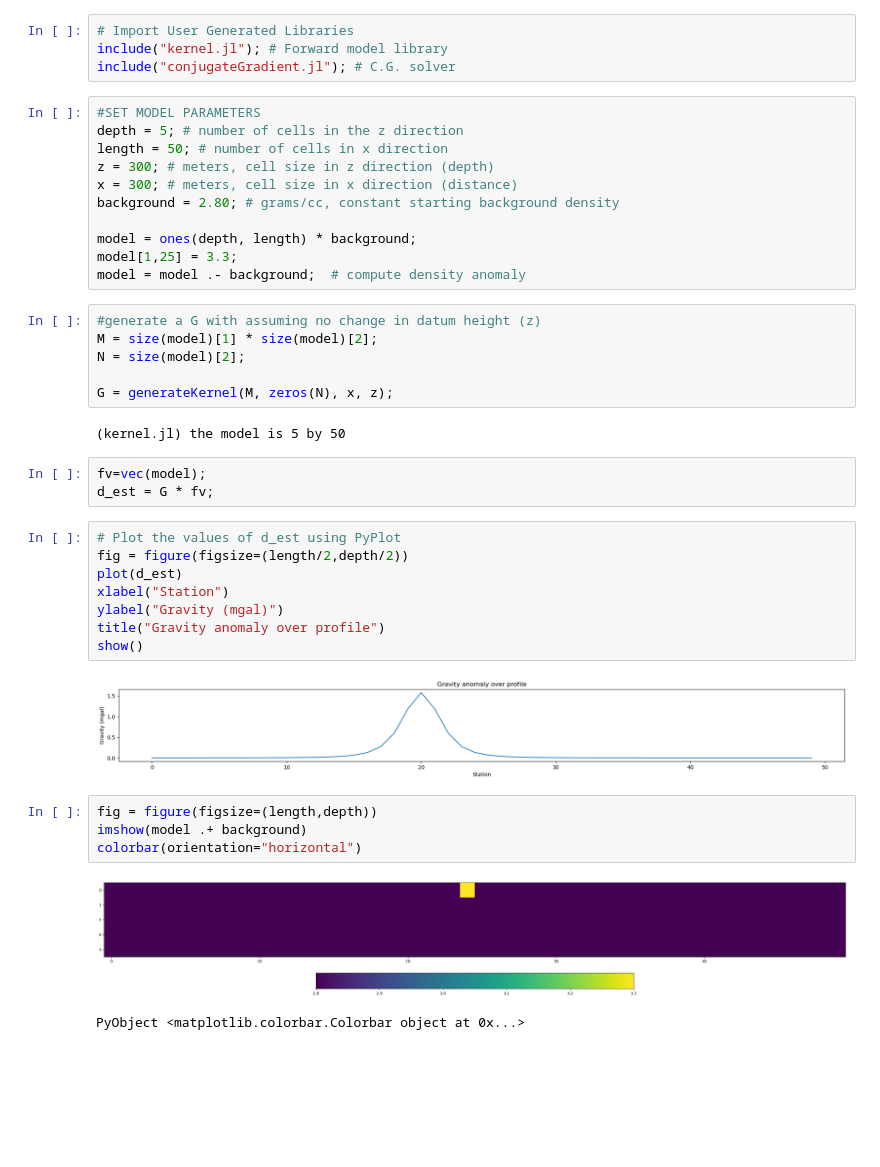
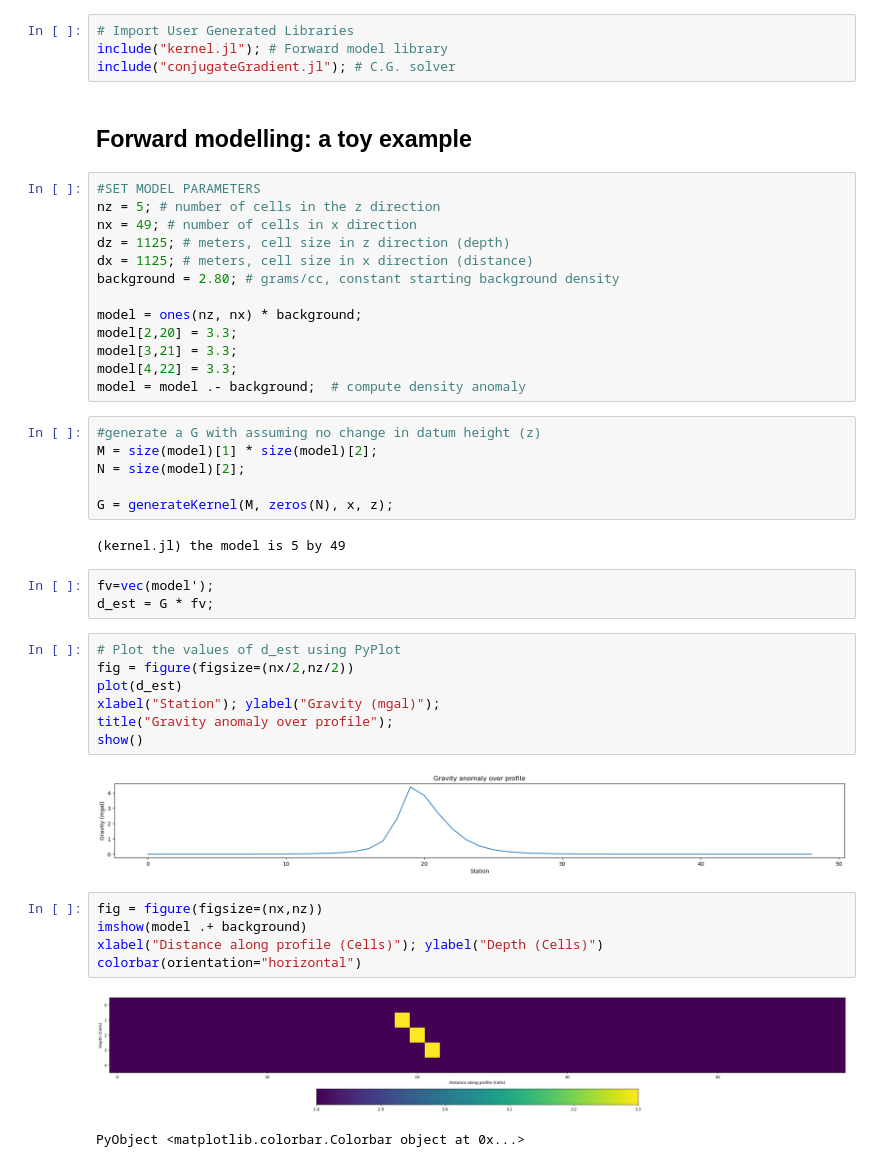
Before and after one commit to c-mancuso/2D-Gravity-Inversion, a Jupyter notebook: Laboratory Assignment A.ipynb, the cells around one changed output. Saved outputs shown, nothing was run; the diff lists cells and outputs as text; blank space fills up the shorter version.

```diff
--- a/Laboratory Assignment A.ipynb
+++ b/Laboratory Assignment A.ipynb
@@ -7,16 +25,20 @@ using Random;
 # Import User Generated Libraries
 include("kernel.jl"); # Forward model library
 include("conjugateGradient.jl"); # C.G. solver
+# %% [markdown]
+## Forward modelling: a toy example
 # %%
 #SET MODEL PARAMETERS
-depth = 5; # number of cells in the z direction
-length = 50; # number of cells in x direction
-z = 300; # meters, cell size in z direction (depth)
-x = 300; # meters, cell size in x direction (distance)
+nz = 5; # number of cells in the z direction
+nx = 49; # number of cells in x direction
+dz = 1125; # meters, cell size in z direction (depth)
+dx = 1125; # meters, cell size in x direction (distance)
 background = 2.80; # grams/cc, constant starting background density
 
-model = ones(depth, length) * background;
-model[1,25] = 3.3;
+model = ones(nz, nx) * background;
+model[2,20] = 3.3;
+model[3,21] = 3.3;
+model[4,22] = 3.3;
 model = model .- background;  # compute density anomaly
 # %%
 #generate a G with assuming no change in datum height (z)
@@ -25,24 +47,24 @@ N = size(model)[2];
 
 G = generateKernel(M, zeros(N), x, z);
 # %% [output]
-(kernel.jl) the model is 5 by 50
+(kernel.jl) the model is 5 by 49
 # %%
-fv=vec(model);
+fv=vec(model');
 d_est = G * fv;
 # %%
 # Plot the values of d_est using PyPlot
-fig = figure(figsize=(length/2,depth/2))
+fig = figure(figsize=(nx/2,nz/2))
 plot(d_est)
-xlabel("Station")
-ylabel("Gravity (mgal)")
-title("Gravity anomaly over profile")
+xlabel("Station"); ylabel("Gravity (mgal)");
+title("Gravity anomaly over profile");
 show()
 # %% [output]
-[figure, old version]
+[figure, new version]
 # %%
-fig = figure(figsize=(length,depth))
+fig = figure(figsize=(nx,nz))
 imshow(model .+ background)
+xlabel("Distance along profile (Cells)"); ylabel("Depth (Cells)")
 colorbar(orientation="horizontal")
 # %% [output]
-[figure, old version]
+[figure, new version]
 PyObject <matplotlib.colorbar.Colorbar object at 0x...>
```
Also changed, not shown: parts of 11 cells of this notebook.
